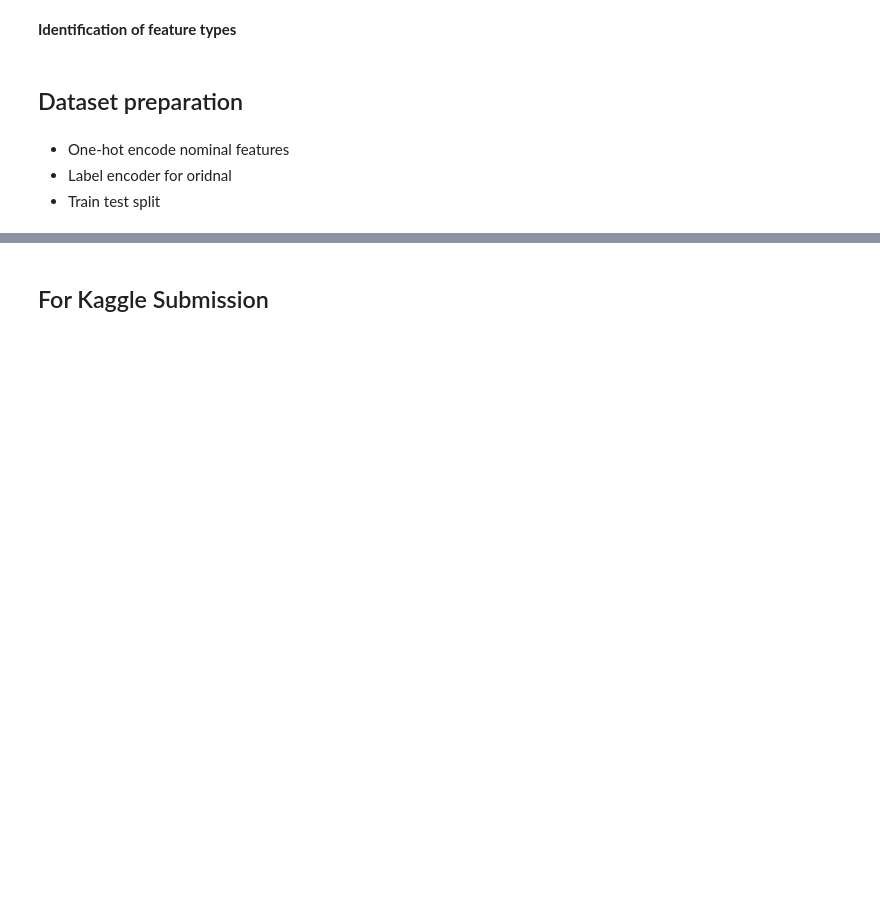
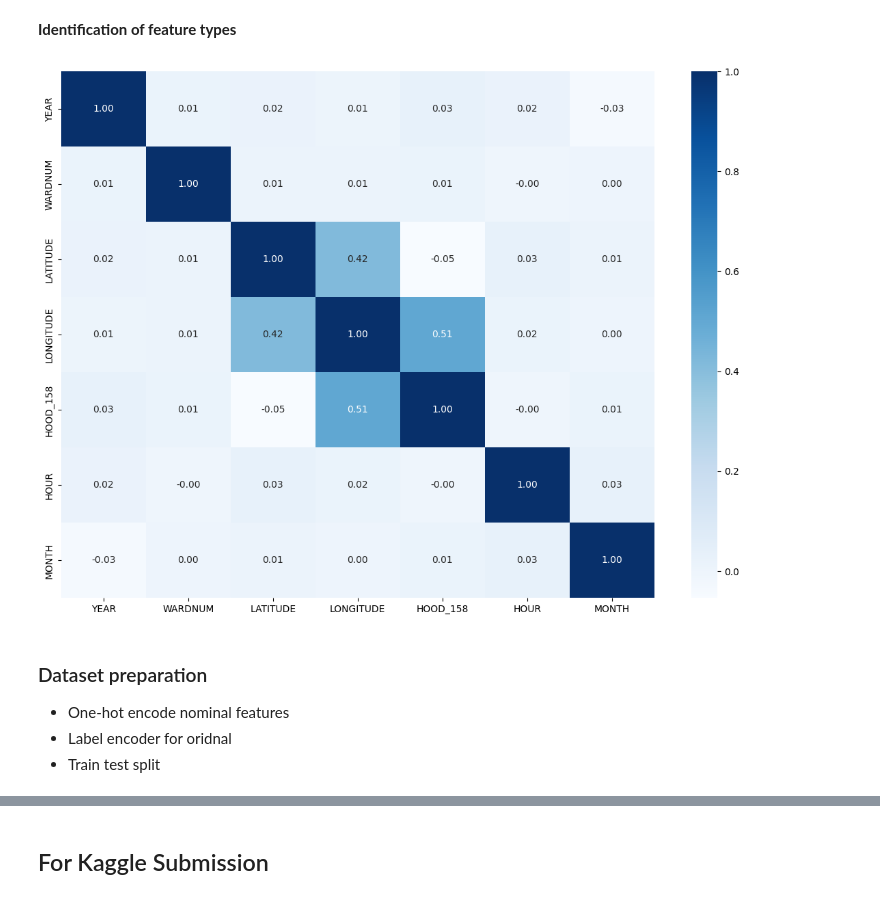
Before and after one commit to PrajwalLuitel/lambton_college_assessments, a Jupyter notebook: intro_to_AI/is_traffic_collision_fatal/traffic-collision-binary-classification.ipynb, the cells around one changed output, grey strips where cells are left out. Cells and saved outputs as stored; diff of their text form; code cells hidden in the pictures; blank space fills up the shorter version.

```diff
--- a/intro_to_AI/is_traffic_collision_fatal/traffic-collision-binary-classification.ipynb
+++ b/intro_to_AI/is_traffic_collision_fatal/traffic-collision-binary-classification.ipynb
@@ -187,3 +224,14 @@ Name: count, dtype: int64
+# %%
+def create_intersection(row):
+    if pd.isnull(row['STREET2']):
+        return row['STREET1']
+    else:
+        return f"{row['STREET1']} / {row['STREET2']}"
+
+df['INTERSECTION'] = df.apply(create_intersection, axis=1)
+
+# We can drop the street 1 and 2 features now
+df.drop(['STREET1', 'STREET2'], axis=1, inplace=True)
 # %% [markdown]
 **Are all missing values from categorical columns?**
 # %%
@@ -326,12 +244,0 @@ dtype: int64
-# %%
-# dropping the AUTOMOBILE and AG_DRIV
-df.drop(["AUTOMOBILE", "AG_DRIV" ], axis=1 , inplace= True )
-
-# remove these two columns from
-# our missing values list
-col_mis_val.remove("AUTOMOBILE")
-col_mis_val.remove("AG_DRIV")
-
-
-# Remove STREET2 as we dont want to perform mode imputation on it.
-col_mis_val.remove("STREET2")
@@ -342,7 +245,4 @@ cust_plot.grid_pie(col_mis_val)
 # %%
-# Handelling missing values for STREET2
-df['STREET2'] = df['STREET2'].fillna('Unknown')
-
 # Mode imputation for columns with moderate to few categories
 for col in col_mis_val:
     mode_value = df[col].mode()[0]
@@ -578,8 +536,8 @@ df.drop(columns=['HOOD_140'], inplace=True)
 # %% [markdown]
 **Identification of feature types**
 # %%
-# dropping all unnecessay columns
-df.drop(columns=["STREET1", "STREET2", "DATE"], axis=1 , inplace=True)
+
+df.drop(columns=["DATE"], axis=1 , inplace=True)
 
 cat_columns = df.select_dtypes(include=['object']).columns.tolist()
 
@@ -612,2 +582,7 @@ ordinal_features = [
-# %% [markdown]
-## Dataset preparation
+# %%
+# co-relation between numerical variables
+plt.figure(figsize=(14, 10))
+sns.heatmap(df[numerical_cols].corr(), annot=True, fmt=".2f", cmap='Blues')
+plt.show()
+# %% [output]
+[figure, added]
@@ -614,4 +596,6 @@ ordinal_features = [
 # %% [markdown]
+### Dataset preparation
+
 - One-hot encode nominal features
 - Label encoder for oridnal
 - Train test split
```
Also changed, not shown: parts of 81 cells of this notebook.
